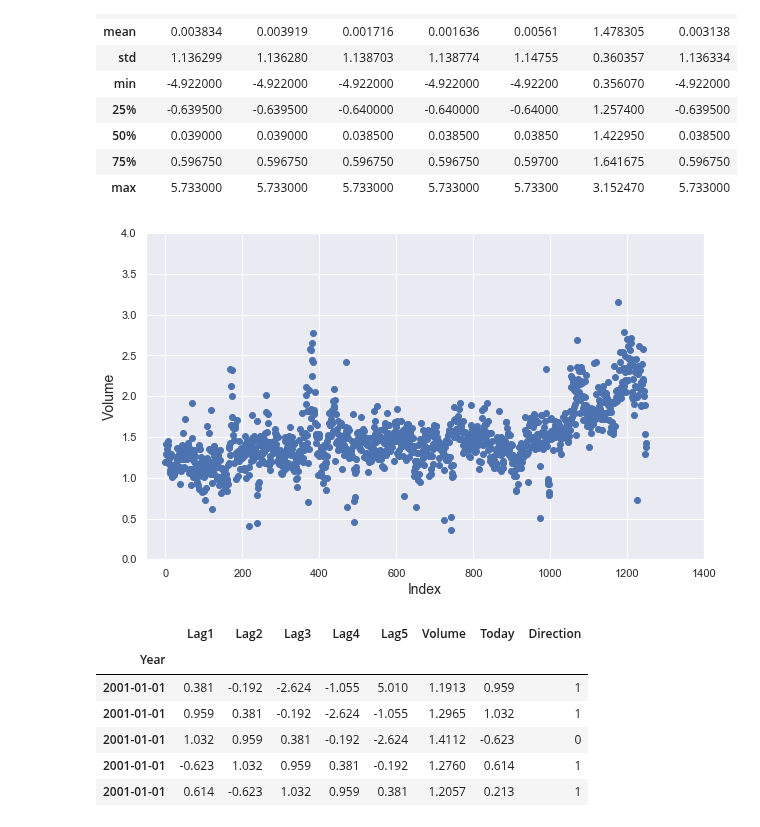
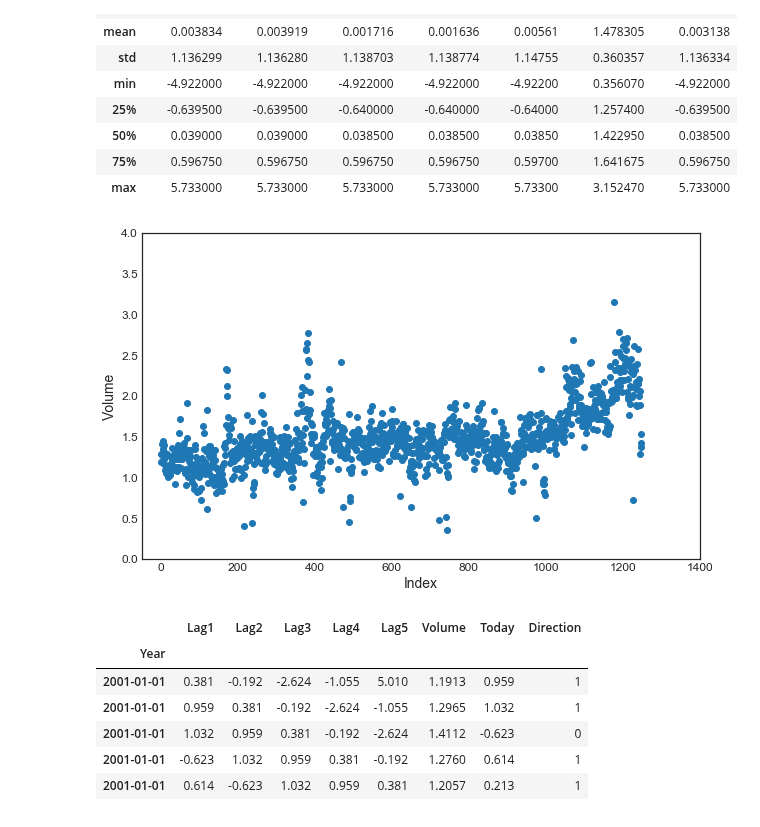
Before and after one commit to HatefDastour/Notes, a Jupyter notebook: Statistical_Learning/A_Comparison_of_Classification_Methods.ipynb, the cells around one changed output. Cells and saved outputs as stored; diff of their text form; code cells hidden in the pictures.

```diff
--- a/Statistical_Learning/A_Comparison_of_Classification_Methods.ipynb
+++ b/Statistical_Learning/A_Comparison_of_Classification_Methods.ipynb
@@ -20,7 +20,8 @@ import statsmodels.formula.api as smf
 import matplotlib.pyplot as plt
 import seaborn as sns
 
-plt.style.use('ggplot')
+sns.set_style('whitegrid')
+plt.style.use('seaborn-white')
 plt.rcParams['axes.labelsize'] = 14
 plt.rcParams['xtick.labelsize'] = 12
 plt.rcParams['ytick.labelsize'] = 12
@@ -108,15 +109,15 @@ df.describe()
 | 75% | 0.596750 | 0.596750 | 0.596750 | 0.596750 | 0.59700 | 1.641675 | 0.596750 |
 | max | 5.733000 | 5.733000 | 5.733000 | 5.733000 | 5.73300 | 3.152470 | 5.733000 |
 # %%
-sns.set(color_codes=True)
+#sns.set(color_codes=True)
 fig, ax = plt.subplots(1,1, figsize=(10,6))
 _ = ax.scatter(np.arange(0,len(df)), df['Volume'])
 _ = ax.set_xlabel('Index', fontsize =14)
 _ = ax.set_ylabel('Volume', fontsize =14)
 _ = ax.set_xlim([-50, 1400])
 _ = ax.set_ylim([0, 4])
 # %% [output]
-[figure, old version]
+[figure, new version]
 # %%
 df2=copy.deepcopy(df)
 df2['Direction'] = df.Direction.factorize(sort=True)[0]
```
Also changed, not shown: parts of 7 cells of this notebook, 9 other files.
